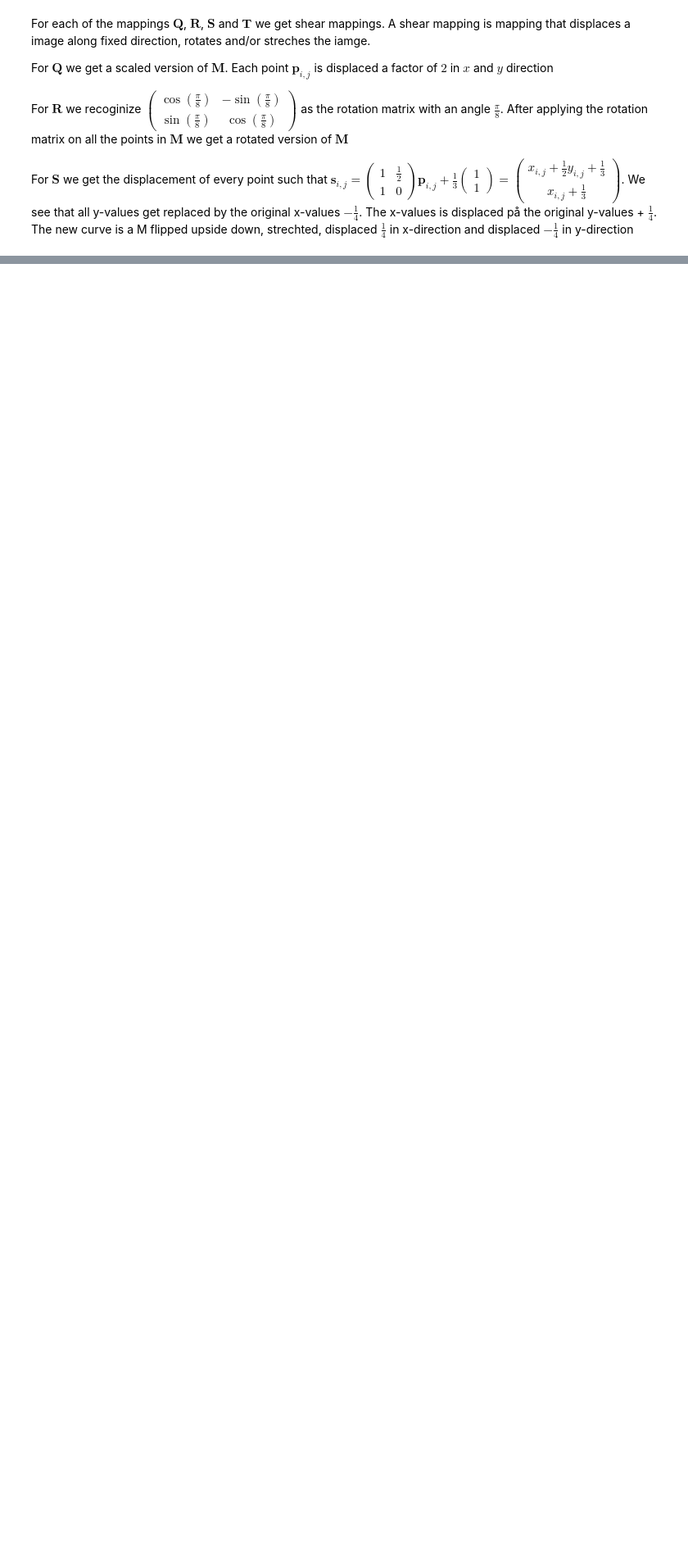
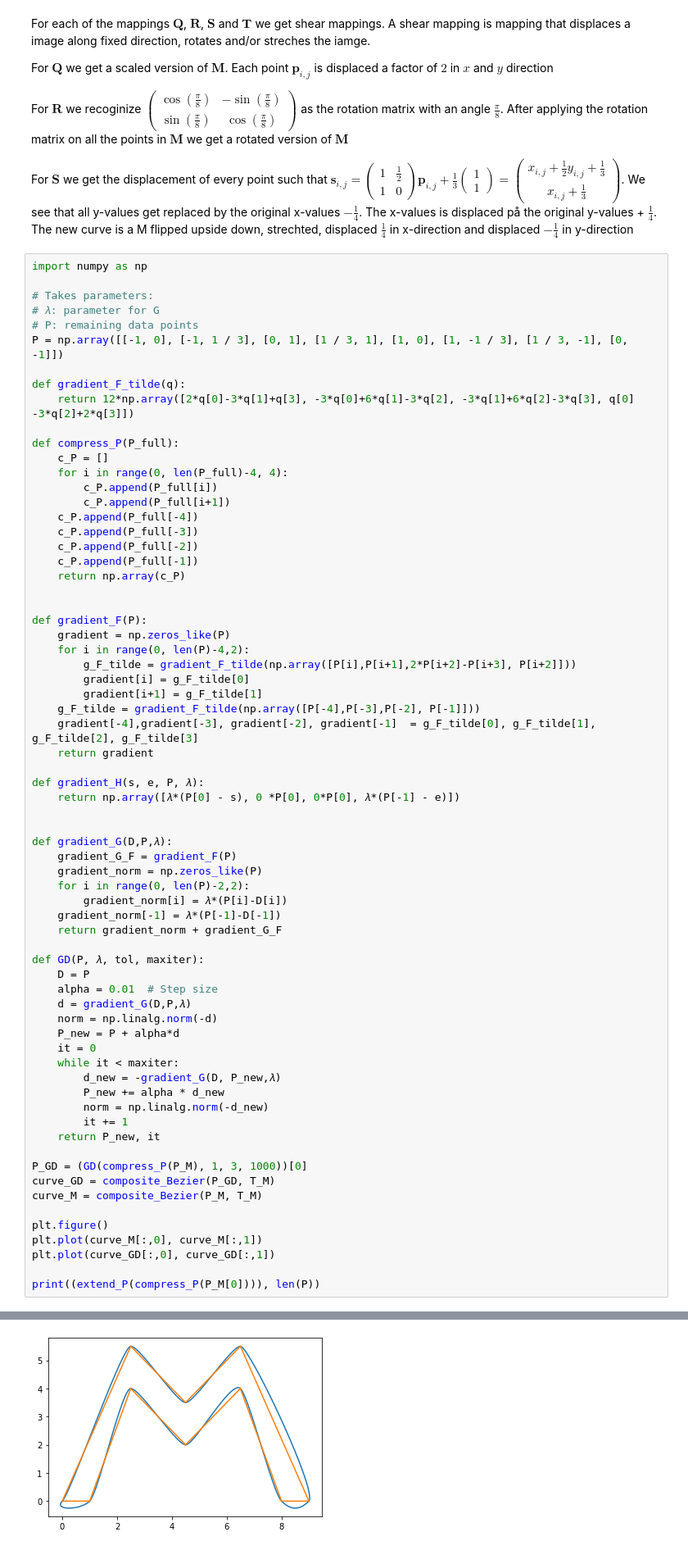
Before and after one commit to markus0800/Nummat2, a Jupyter notebook: project2_task_2e_3.ipynb, the cells around one changed output, grey strips where cells are left out. Shown at 82% size. Saved outputs shown, nothing was run; the diff lists cells and outputs as text; blank space fills up the shorter version.

```diff
--- a/project2_task_2e_3.ipynb
+++ b/project2_task_2e_3.ipynb
@@ -230,3 +230,72 @@ For $\mathbf{Q}$ we get a scaled version of $\mathbf{M}$. Each point $\mathbf{p}
 For $\mathbf{R}$ we recoginize $\begin{pmatrix} \cos(\frac{\pi}{8}) & - \sin(\frac{\pi}{8}) \\ \sin(\frac{\pi}{8}) & \cos(\frac{\pi}{8})\end{pmatrix}$ as the rotation matrix with an angle $\frac{\pi}{8}$. After applying the rotation matrix on all the points in $\mathbf{M}$ we get a rotated version of $\mathbf{M}$
 
 For $\mathbf{S}$  we get the displacement of every point such that $\mathbf{s}_{i,j} =  \begin{pmatrix} 1 & \frac{1}{2} \\ 1 & 0 \end{pmatrix} \mathbf{p}_{i,j} + \frac{1}{3}\begin{pmatrix} 1 \\ 1\end{pmatrix}= \begin{pmatrix} x_{i,j} + \frac{1}{2} y_{i,j} + \frac{1}{3}\\ x_{i,j} + \frac{1}{3}\end{pmatrix}$. We see that all y-values get replaced by the original x-values $-\frac{1}{4}$. The x-values is displaced på the original y-values + $\frac{1}{4}$. The new curve is a M flipped upside down, strechted, displaced $\frac{1}{4}$ in x-direction and displaced $-\frac{1}{4}$ in y-direction
+# %%
+import numpy as np
+
+# Takes parameters:
+# 𝜆: parameter for G
+# P: remaining data points
+P = np.array([[-1, 0], [-1, 1 / 3], [0, 1], [1 / 3, 1], [1, 0], [1, -1 / 3], [1 / 3, -1], [0, -1]])
+
+def gradient_F_tilde(q):
+    return 12*np.array([2*q[0]-3*q[1]+q[3], -3*q[0]+6*q[1]-3*q[2], -3*q[1]+6*q[2]-3*q[3], q[0] -3*q[2]+2*q[3]])
+
+def compress_P(P_full):
+    c_P = []
+    for i in range(0, len(P_full)-4, 4):
+        c_P.append(P_full[i])
+        c_P.append(P_full[i+1])
+    c_P.append(P_full[-4])
+    c_P.append(P_full[-3])
+    c_P.append(P_full[-2])
+    c_P.append(P_full[-1])
+    return np.array(c_P)
+
+
+def gradient_F(P):
+    gradient = np.zeros_like(P)
+    for i in range(0, len(P)-4,2):
+        g_F_tilde = gradient_F_tilde(np.array([P[i],P[i+1],2*P[i+2]-P[i+3], P[i+2]]))
+        gradient[i] = g_F_tilde[0]
+        gradient[i+1] = g_F_tilde[1]
+    g_F_tilde = gradient_F_tilde(np.array([P[-4],P[-3],P[-2], P[-1]]))
+    gradient[-4],gradient[-3], gradient[-2], gradient[-1]  = g_F_tilde[0], g_F_tilde[1], g_F_tilde[2], g_F_tilde[3]
+    return gradient
+
+def gradient_H(s, e, P, 𝜆):
+    return np.array([𝜆*(P[0] - s), 0 *P[0], 0*P[0], 𝜆*(P[-1] - e)])
+
+
+def gradient_G(D,P,𝜆):
+    gradient_G_F = gradient_F(P)
+    gradient_norm = np.zeros_like(P)
+    for i in range(0, len(P)-2,2):
+        gradient_norm[i] = 𝜆*(P[i]-D[i])
+    gradient_norm[-1] = 𝜆*(P[-1]-D[-1])
+    return gradient_norm + gradient_G_F
+
+def GD(P, 𝜆, tol, maxiter):
+    D = P
+    alpha = 0.01  # Step size
+    d = gradient_G(D,P,𝜆)
+    norm = np.linalg.norm(-d)
+    P_new = P + alpha*d
+    it = 0
+    while it < maxiter:
+        d_new = -gradient_G(D, P_new,𝜆)
+        P_new += alpha * d_new
+        norm = np.linalg.norm(-d_new)
+        it += 1
+    return P_new, it
+
+P_GD = (GD(compress_P(P_M), 1, 3, 1000))[0]
+curve_GD = composite_Bezier(P_GD, T_M)
+curve_M = composite_Bezier(P_M, T_M)
+
+plt.figure()
+plt.plot(curve_M[:,0], curve_M[:,1])
+plt.plot(curve_GD[:,0], curve_GD[:,1])
+
+print((extend_P(compress_P(P_M[0]))), len(P))
+# %% [output]
@@ -232,0 +314 @@ For $\mathbf{S}$  we get the displacement of every point such that $\mathbf{s}_{
+[figure, added]
```
Also changed, not shown: parts of 2 cells of this notebook.
